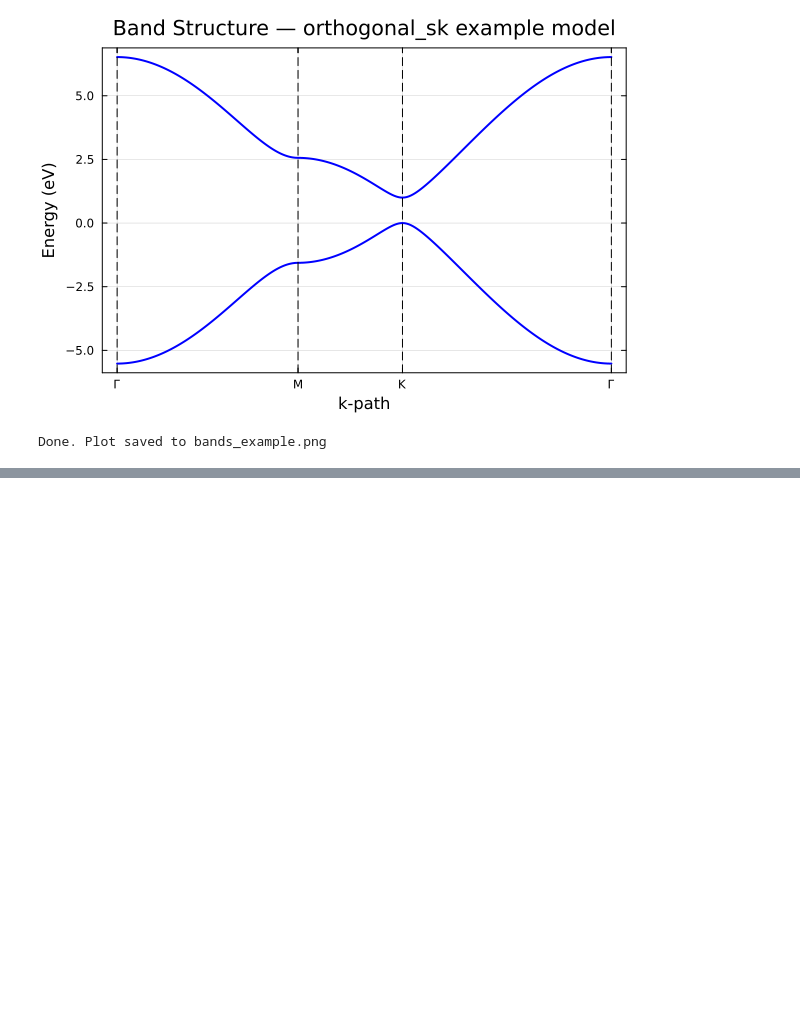
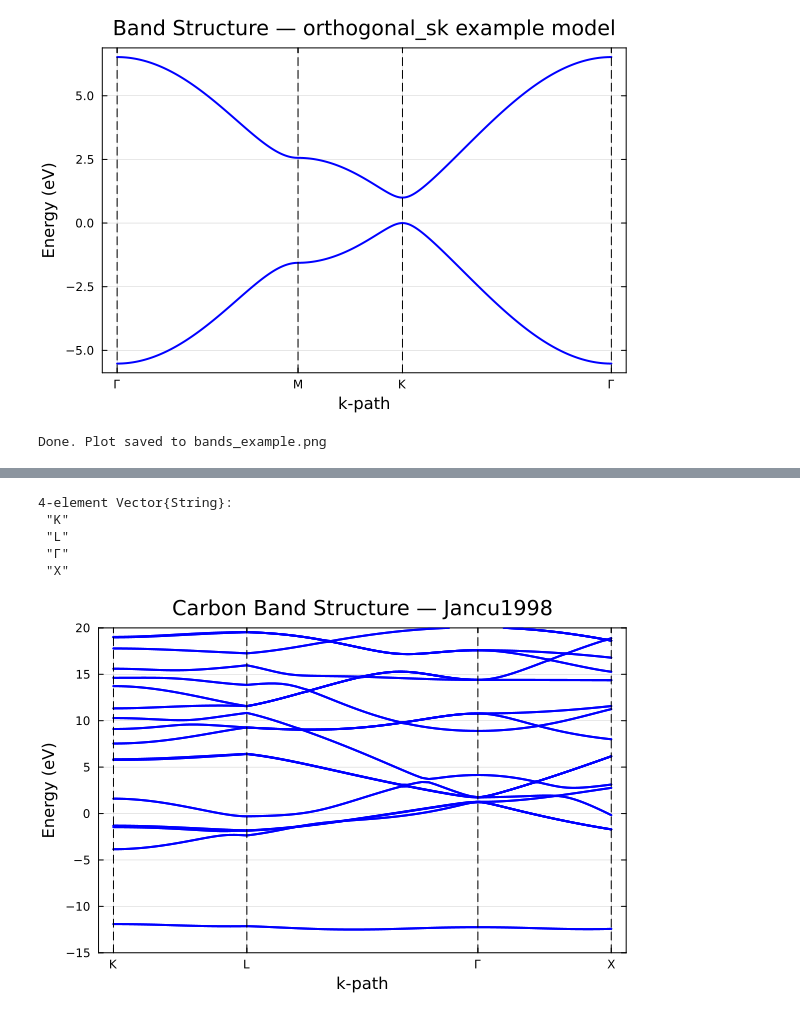
Before and after one commit to Luanium/ETBFW, a Jupyter notebook: play.ipynb, the cells around one changed output, grey strips where cells are left out. Drawn from its saved outputs; the diff is of its cells as text; code cells hidden in the pictures; blank space fills up the shorter version.

Commit message:
first try adding jancu1998 model

```diff
--- a/play.ipynb
+++ b/play.ipynb
@@ -74,0 +82,11 @@ Done. Plot saved to bands_example.png
+# %%
+a = 5.6
+lattice_vectors = [ a/2   0.0   a/2;
+                    a/2   a/2   0.0;
+                    0.0   a/2   a/2]   # large vacuum in z
+
+lattice = Lattice(lattice_vectors)
+system = System(lattice)
+
+add_atom!(system, :Si, [0.0, 0.0, 0.0], ["s","p","d","sstar"])
+add_atom!(system, :Si, [a/4, a/4, a/4], ["s","p","d","sstar"])
@@ -74,0 +95,3 @@ Done. Plot saved to bands_example.png
+# %%
+model = load_etb(system, "jancu1998", "parameters/jancu1998/jancu1998_Si.toml")
+show_params(model)
@@ -74,0 +116,31 @@ Done. Plot saved to bands_example.png
+# %%
+Γ = [0.0, 0.0, 0.0]
+L = [0.5, 0.5, 0.5]
+K = [0.5, 0.5, 0.0]
+X = [0.0, 0.5, 0.0]
+
+k_path = [K, L, Γ, X]
+n_points = 100
+
+k_distances, bands = band_structure(model, k_path, n_points)
+
+# tick positions at each high-symmetry point along the path
+seg_points = n_points ÷ (length(k_path) - 1)
+tick_idxs = [1 + (i-1)*seg_points for i in 1:length(k_path)-1]
+push!(tick_idxs, length(k_distances))
+xticks = k_distances[tick_idxs]
+xticklabels = ["K", "L", "Γ", "X"]
+# %% [output]
+4-element Vector{String}:
+ "K"
+ "L"
+ "Γ"
+ "X"
+# %%
+p = plot_bands(k_distances, bands; xticks=xticks, xticklabels=xticklabels,
+               title="Carbon Band Structure — Jancu1998")
+p = plot(p; ylims=(-15,20))
+display(p)
+#savefig(p, "bands_example.png")
+# %% [output]
+[figure, added]
```
Also changed, not shown: parts of 6 cells of this notebook, 9 other files.
